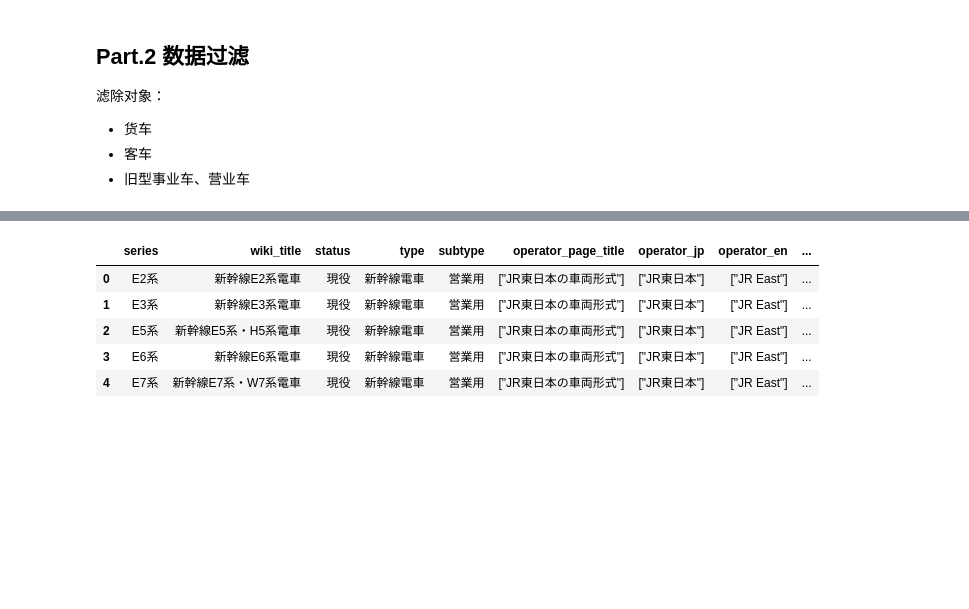
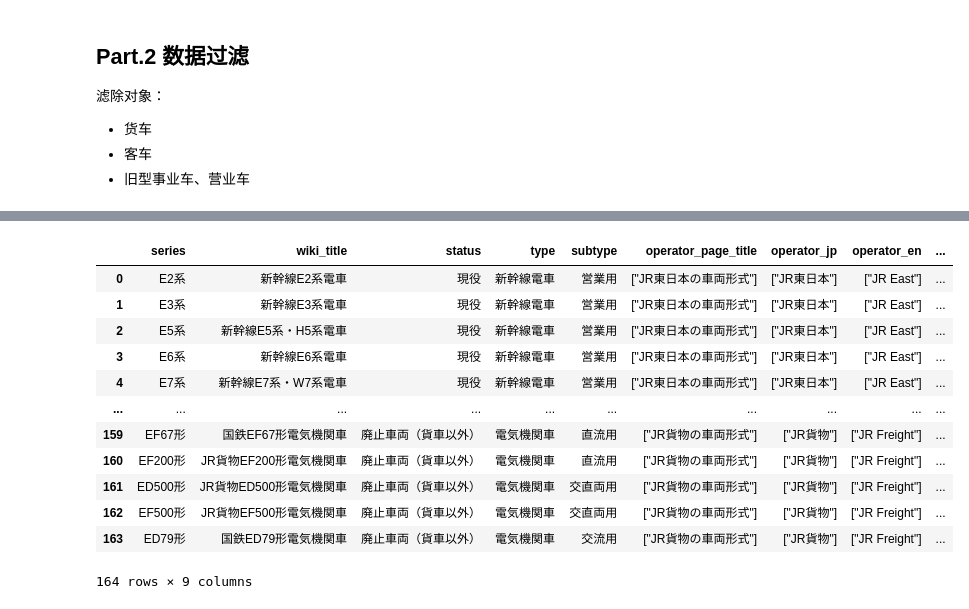
Before and after one commit to SniperPigeon/wakareeru, a Jupyter notebook: src/crawler/model_parse.ipynb, the cells around one changed output, grey strips where cells are left out. Saved outputs shown, nothing was run; the diff lists cells and outputs as text; code cells hidden in the pictures; blank space fills up the shorter version.

```diff
--- a/src/crawler/model_parse.ipynb
+++ b/src/crawler/model_parse.ipynb
@@ -39,6 +39,7 @@ OPERATORS = [
     ("JR東日本", "JR East",    "JR東日本の車両形式"),
    #("JR東海",   "JR Central", "JR東海の車両形式"),
     #("JR西日本", "JR West",    "JR西日本の車両形式"),
+    ("JR貨物", "JR Freight", "JR貨物の車両形式"),
 ]
 
 HEADERS = {
@@ -101,7 +101,8 @@ def parse_vehicle_wikitext(lines: list[str]) -> list[dict]:
     current_h2 = ""
     current_h3 = ""
     current_subtype = ""
-    skip_sections = {"脚注", "注釈", "出典", "関連項目", "外部リンク"}
+    skip_sections = {"2010年4月1日時点の在籍貨車", "2010年度以降に新製が発表された貨車", "2009年度までに消滅した貨車", # JR货物用的排除项
+                     "脚注", "注釈", "出典", "関連項目", "外部リンク"}
 
     for line in lines:
         line = line.rstrip('\n')
@@ -348,14 +401,21 @@ Name: count, dtype: int64
 # %%
 os.makedirs(os.path.join(PROJECT_ROOT, "data"), exist_ok=True)
 export_df = final_df.copy()
 for col in ["operator_page_title", "operator_jp", "operator_en"]:
     export_df[col] = export_df[col].apply(lambda v: json.dumps(v, ensure_ascii=False))
-export_df.to_csv(os.path.join(PROJECT_ROOT, "data", "jr_east_series.csv"), index=False, encoding="utf-8")
-export_df.head()
+export_df.to_csv(os.path.join(PROJECT_ROOT, "data", "jr_east_freight_series.csv"), index=False, encoding="utf-8")
+export_df
 # %% [output]
 |  | series | wiki_title | status | type | subtype | operator_page_title | operator_jp | operator_en | ... |
 | 0 | E2系 | 新幹線E2系電車 | 現役 | 新幹線電車 | 営業用 | ["JR東日本の車両形式"] | ["JR東日本"] | ["JR East"] | ... |
 | 1 | E3系 | 新幹線E3系電車 | 現役 | 新幹線電車 | 営業用 | ["JR東日本の車両形式"] | ["JR東日本"] | ["JR East"] | ... |
 | 2 | E5系 | 新幹線E5系・H5系電車 | 現役 | 新幹線電車 | 営業用 | ["JR東日本の車両形式"] | ["JR東日本"] | ["JR East"] | ... |
 | 3 | E6系 | 新幹線E6系電車 | 現役 | 新幹線電車 | 営業用 | ["JR東日本の車両形式"] | ["JR東日本"] | ["JR East"] | ... |
 | 4 | E7系 | 新幹線E7系・W7系電車 | 現役 | 新幹線電車 | 営業用 | ["JR東日本の車両形式"] | ["JR東日本"] | ["JR East"] | ... |
+| ... | ... | ... | ... | ... | ... | ... | ... | ... | ... |
+| 159 | EF67形 | 国鉄EF67形電気機関車 | 廃止車両（貨車以外） | 電気機関車 | 直流用 | ["JR貨物の車両形式"] | ["JR貨物"] | ["JR Freight"] | ... |
+| 160 | EF200形 | JR貨物EF200形電気機関車 | 廃止車両（貨車以外） | 電気機関車 | 直流用 | ["JR貨物の車両形式"] | ["JR貨物"] | ["JR Freight"] | ... |
+| 161 | ED500形 | JR貨物ED500形電気機関車 | 廃止車両（貨車以外） | 電気機関車 | 交直両用 | ["JR貨物の車両形式"] | ["JR貨物"] | ["JR Freight"] | ... |
+| 162 | EF500形 | JR貨物EF500形電気機関車 | 廃止車両（貨車以外） | 電気機関車 | 交直両用 | ["JR貨物の車両形式"] | ["JR貨物"] | ["JR Freight"] | ... |
+| 163 | ED79形 | 国鉄ED79形電気機関車 | 廃止車両（貨車以外） | 電気機関車 | 交流用 | ["JR貨物の車両形式"] | ["JR貨物"] | ["JR Freight"] | ... |
+164 rows × 9 columns
```
Also changed, not shown: parts of 8 cells of this notebook.
